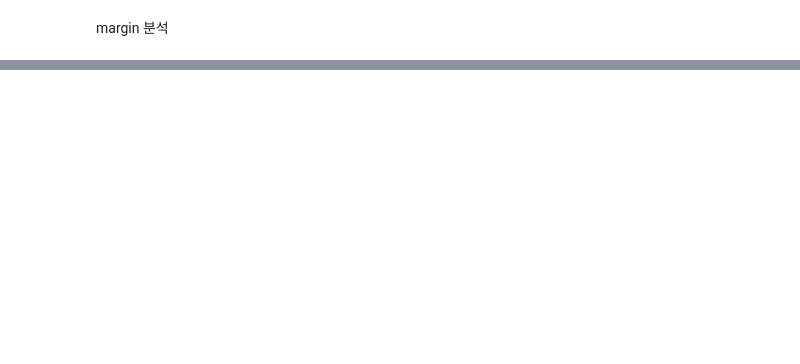
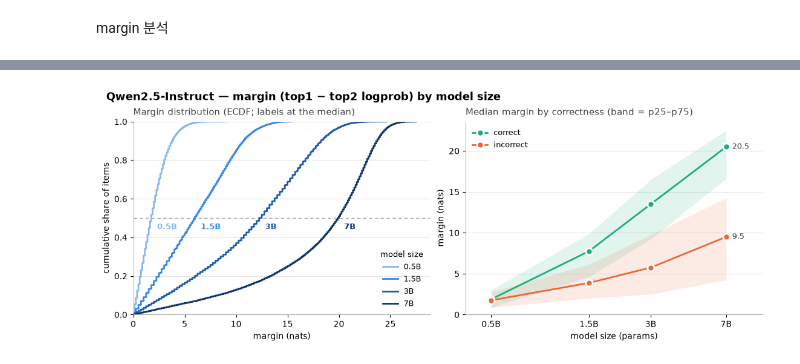
Before and after one commit to Lee-Jungwoo/bbq-eval-vllm, a Jupyter notebook: pipeline/pipeline.ipynb, the cells around one changed output, grey strips where cells are left out. Saved outputs shown, nothing was run; the diff lists cells and outputs as text; code cells hidden in the pictures; blank space fills up the shorter version.

```diff
--- a/pipeline/pipeline.ipynb
+++ b/pipeline/pipeline.ipynb
@@ -62,3 +179,86 @@ result_7B.sort_values("margin").describe()
 | 50% | 2097.500000 | 20.000000 | 1.000000 | 1.000000 | 19.937500 | 1.000000 | 1.000000 | 1.000000 |
 | 75% | 3857.000000 | 31.000000 | 2.000000 | 1.000000 | 22.375000 | 2.000000 | 1.000000 | 1.000000 |
 | max | 6879.000000 | 50.000000 | 2.000000 | 1.000000 | 27.500000 | 2.000000 | 1.000000 | 1.000000 |
+# %%
+# 모델별 margin 추이 — margin = top1 logprob - top2 logprob (= log odds ratio)
+SIZE_RAMP = {"0.5B": "#86b6ef", "1.5B": "#3987e5",
+             "3B": "#1c5cab", "7B": "#0d366b"}      # 크기는 순서형 → 단일 hue 램프
+OK, NG = "#1baf7a", "#eb6834"                        # correct / incorrect
+
+rows = {}
+for name, df in MODELS.items():
+    mm = df.dropna(subset=["margin"])
+    ok = mm["correct"].astype(bool)
+    rows[name] = {
+        "median": mm["margin"].median(),
+        "p25": mm["margin"].quantile(0.25),
+        "p75": mm["margin"].quantile(0.75),
+        "median_correct": mm.loc[ok, "margin"].median(),
+        "p25_correct": mm.loc[ok, "margin"].quantile(0.25),
+        "p75_correct": mm.loc[ok, "margin"].quantile(0.75),
+        "median_incorrect": mm.loc[~ok, "margin"].median(),
+        "p25_incorrect": mm.loc[~ok, "margin"].quantile(0.25),
+        "p75_incorrect": mm.loc[~ok, "margin"].quantile(0.75),
+        "n_margin_null": int(df["margin"].isna().sum()),
+    }
+margin_trend = pd.DataFrame(rows).T.astype(float)
+margin_trend.index.name = "model_size"
+
+fig, (ax_ecdf, ax_trend) = plt.subplots(1, 2, figsize=(11, 4.2), constrained_layout=True)
+fig.suptitle("Qwen2.5-Instruct — margin (top1 − top2 logprob) by model size",
+             fontsize=13, fontweight="bold", x=0.01, ha="left")
+
+for ax in (ax_ecdf, ax_trend):
+    ax.grid(axis="y", color="0.90", linewidth=0.8)
+    ax.set_axisbelow(True)
+    for side in ("top", "right"):
+        ax.spines[side].set_visible(False)
+    ax.spines["left"].set_color("0.7")
+    ax.spines["bottom"].set_color("0.7")
+
+# ── 분포 전체: 모델별 ECDF ──────────────────────────────────────────────────
+for name, df in MODELS.items():
+    m = np.sort(df["margin"].dropna().to_numpy())
+    ax_ecdf.plot(m, np.arange(1, len(m) + 1) / len(m),
+                 color=SIZE_RAMP[name], lw=2, label=name, zorder=3)
+    ax_ecdf.annotate(name, xy=(np.median(m), 0.5), xytext=(7, -13),
+                     textcoords="offset points", color=SIZE_RAMP[name],
+                     fontsize=9, fontweight="bold")
+ax_ecdf.axhline(0.5, color="0.65", lw=1, ls=(0, (4, 3)), zorder=1)
+ax_ecdf.set_xlim(left=0)
+ax_ecdf.set_ylim(0, 1)
+ax_ecdf.set_xlabel("margin (nats)")
+ax_ecdf.set_ylabel("cumulative share of items")
+ax_ecdf.set_title("Margin distribution (ECDF; labels at the median)",
+                  loc="left", fontsize=11, color="0.25", pad=8)
+ax_ecdf.legend(frameon=False, loc="lower right", fontsize=9,
+               title="model size", title_fontsize=9)
+
+# ── 정오답별 중앙값 추이 (밴드 = p25–p75) ───────────────────────────────────
+for suffix, color, label in (("correct", OK, "correct"),
+                             ("incorrect", NG, "incorrect")):
+    med = margin_trend[f"median_{suffix}"].to_numpy()
+    ax_trend.fill_between(sizes, margin_trend[f"p25_{suffix}"],
+                          margin_trend[f"p75_{suffix}"], color=color,
+                          alpha=0.13, lw=0, zorder=2)
+    ax_trend.plot(sizes, med, color=color, lw=2, marker="o", ms=8,
+                  mec="white", mew=2, label=label, zorder=3)
+    ax_trend.annotate(f"{med[-1]:.1f}", xy=(sizes[-1], med[-1]), xytext=(7, 0),
+                      textcoords="offset points", color="0.25", fontsize=9,
+                      va="center")
+ax_trend.set_xscale("log")
+ax_trend.set_xticks(sizes)
+ax_trend.set_xticklabels(labels)
+ax_trend.minorticks_off()
+ax_trend.set_xlim(sizes[0] * 0.75, sizes[-1] * 1.5)
+ax_trend.set_ylim(bottom=0)
+ax_trend.set_xlabel("model size (params)")
+ax_trend.set_ylabel("margin (nats)")
+ax_trend.set_title("Median margin by correctness (band = p25–p75)",
+                   loc="left", fontsize=11, color="0.25", pad=8)
+ax_trend.legend(frameon=False, loc="upper left", fontsize=9)
+
+plt.show()
+margin_trend.round(2)
+# %% [output]
+[figure, added]
```
Also changed, not shown: parts of 7 cells of this notebook, 3 other files.
